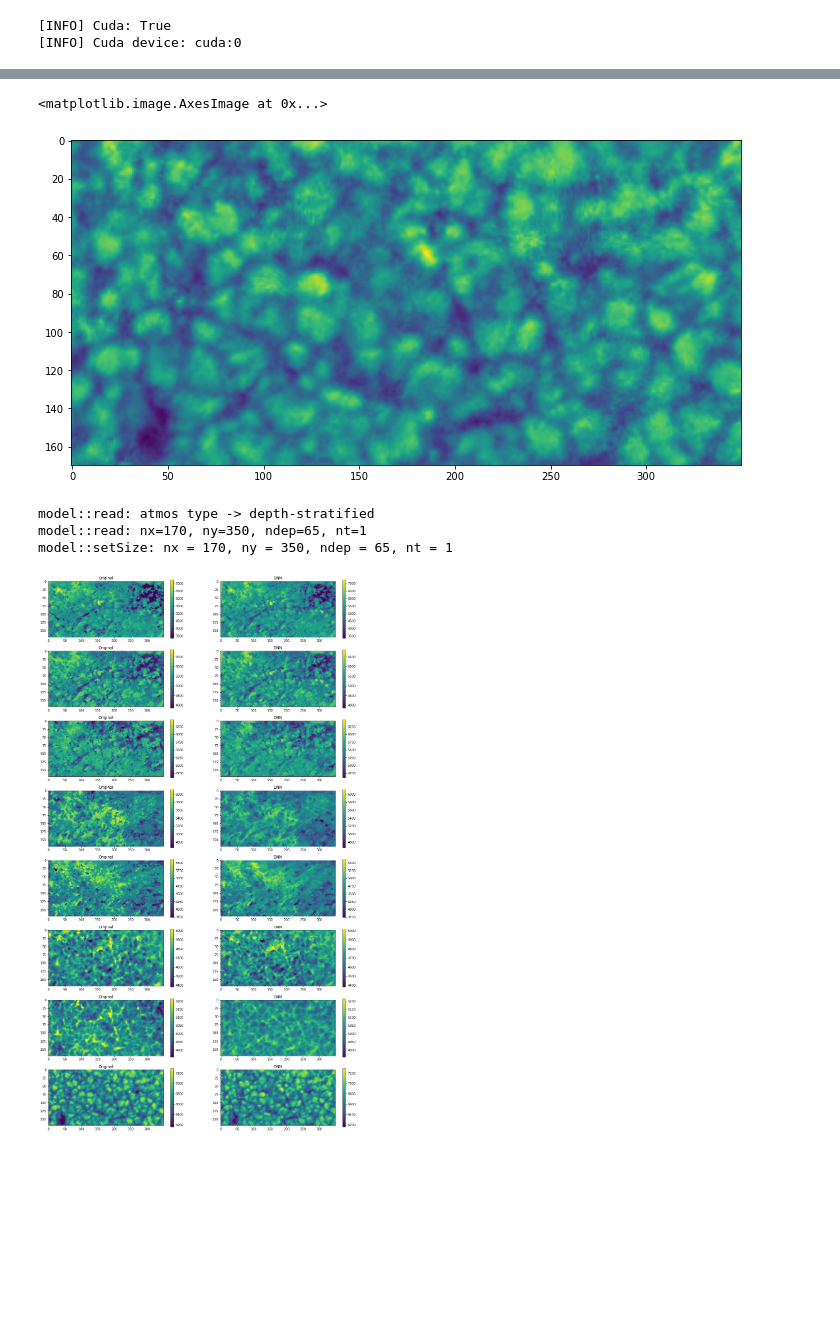
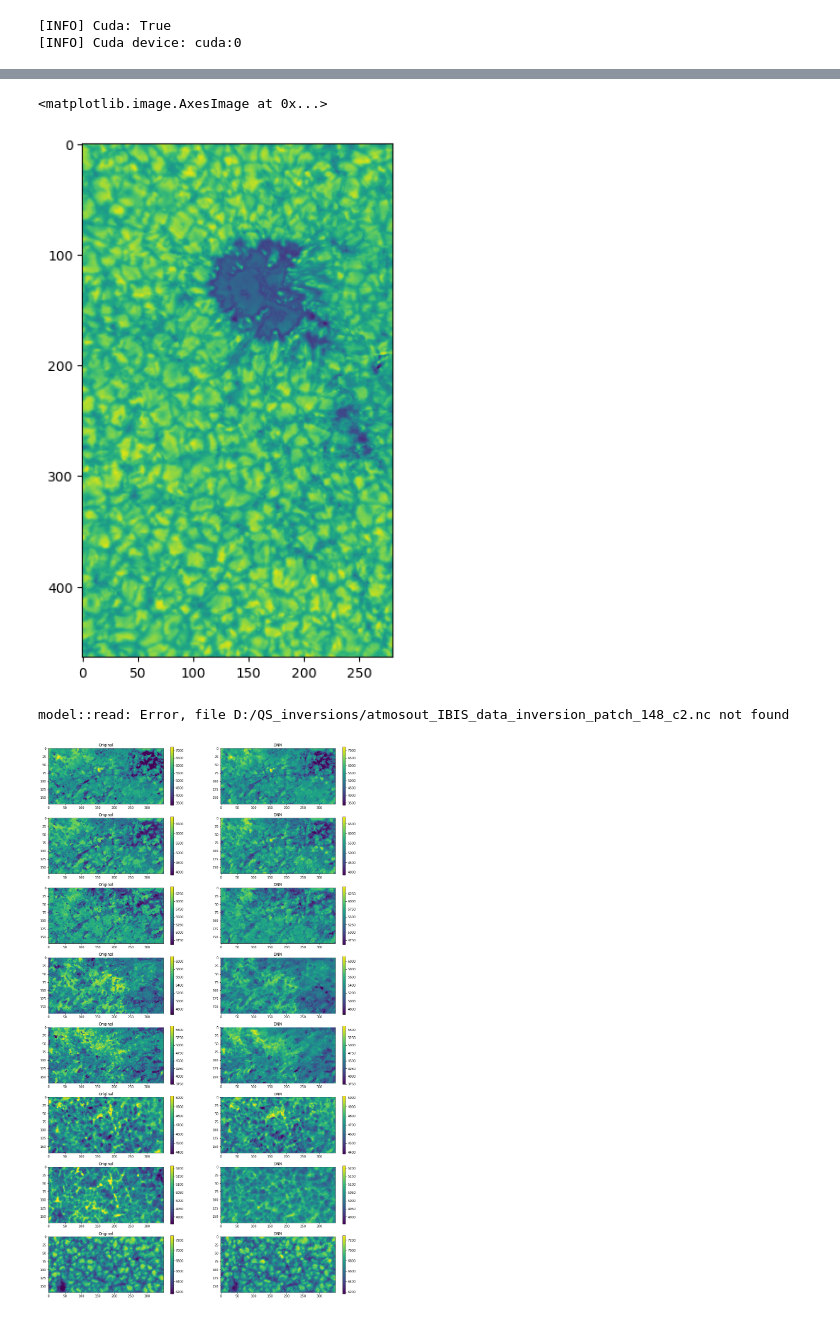
Before and after one commit to ivanzmilic/ibis_dnn, a Jupyter notebook: DNN_data_inversion.ipynb, the cells around one changed output, grey strips where cells are left out. Cells and saved outputs as stored; diff of their text form; code cells hidden in the pictures; blank space fills up the shorter version.

Commit message:
Modified original notebook so we can invert SST things for the ISSI meeting

```diff
--- a/DNN_data_inversion.ipynb
+++ b/DNN_data_inversion.ipynb
@@ -33,5 +33,7 @@ profile::read: [profiles][wav][weights][pixel_weights]
+# %%
+NX, NY, NL, NS = data.shape
 # %%
-data_to_invert = data[:,:,:,0].reshape(350*170,97)
+data_to_invert = data[:,:,:,0].reshape(NX*NY,NL)
 # %%
 # Hard-coded normalization for the spectra (can this be done better, but without passing the dataitself, perhaps modify the model?)
 dimax = 1.7161694765090942
@@ -162,7 +162,7 @@ print('[INFO] Cuda device:', device)
 [INFO] Cuda: True
 [INFO] Cuda device: cuda:0
 # %%
-dnn = torch.load("ibisinv_full_take_1.pt")
+dnn = torch.load("sstinv_full_take_1.pt")
 # %%
 data_to_invert = torch.from_numpy(data_to_invert.astype('float32'))
 # %%
@@ -179,12 +179,12 @@ result.shape
 # %%
-result = result.reshape(350,170,18)
+result = result.reshape(NX,NY,13)
 # %%
-i = 7
+i = 4
 plt.figure(figsize=[12,7])
 plt.imshow(result[:,:,i].T)
 # %% [output]
 <matplotlib.image.AxesImage at 0x...>
-[figure, old version]
+[figure, new version]
 # %%
 # Denormalize result and compare the with the original inversion:
 # %%
@@ -205,9 +210,7 @@ dnn_inverted_vturb = dnn_inverted_vturb * (max_vturb - min_vturb)  + min_vturb
 # %%
 # Compare with the existing inversions:
 
-imodel = sp.model("D:/QS_inversions/atmosout_IBIS_data_inversion_patch_148_c2.nc")
+#imodel = sp.model("D:/QS_inversions/atmosout_IBIS_data_inversion_patch_148_c2.nc")
 # %% [output]
-model::read: atmos type -> depth-stratified
-model::read: nx=170, ny=350, ndep=65, nt=1
-model::setSize: nx = 170, ny = 350, ndep = 65, nt = 1
+model::read: Error, file D:/QS_inversions/atmosout_IBIS_data_inversion_patch_148_c2.nc not found
 # %%
```
Also changed, not shown: parts of 9 cells of this notebook, 3 other files.
